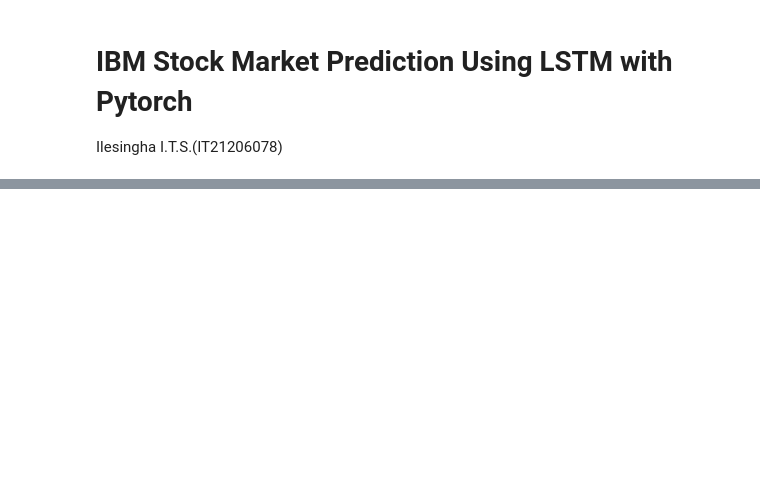
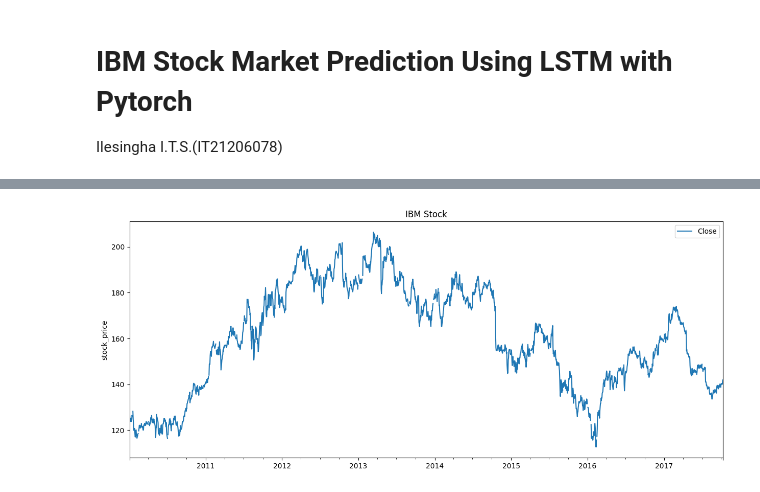
Before and after one commit to ThaminduSulakshana/Deep-Learning-Assignment, a Jupyter notebook: Stock Market Prediction Using LSTM with Pytorch.ipynb, the cells around one changed output, grey strips where cells are left out. Cells and saved outputs as stored; diff of their text form; code cells hidden in the pictures; blank space fills up the shorter version.

```diff
--- a/Stock Market Prediction Using LSTM with Pytorch.ipynb
+++ b/Stock Market Prediction Using LSTM with Pytorch.ipynb
@@ -36,0 +52,11 @@ df.head()
+# %%
+dates = pd.date_range('2010-01-02','2017-10-11',freq='B')
+df1=pd.DataFrame(index=dates)
+df_ibm=pd.read_csv("DATA/IBM.csv", parse_dates=True, index_col=0)
+df_ibm=df1.join(df_ibm)
+df_ibm[['Close']].plot(figsize=(15, 6))
+plt.ylabel("stock_price")
+plt.title("IBM Stock")
+plt.show()
+# %% [output]
+[figure, added]
```
Also changed, not shown: parts of 32 cells of this notebook.
